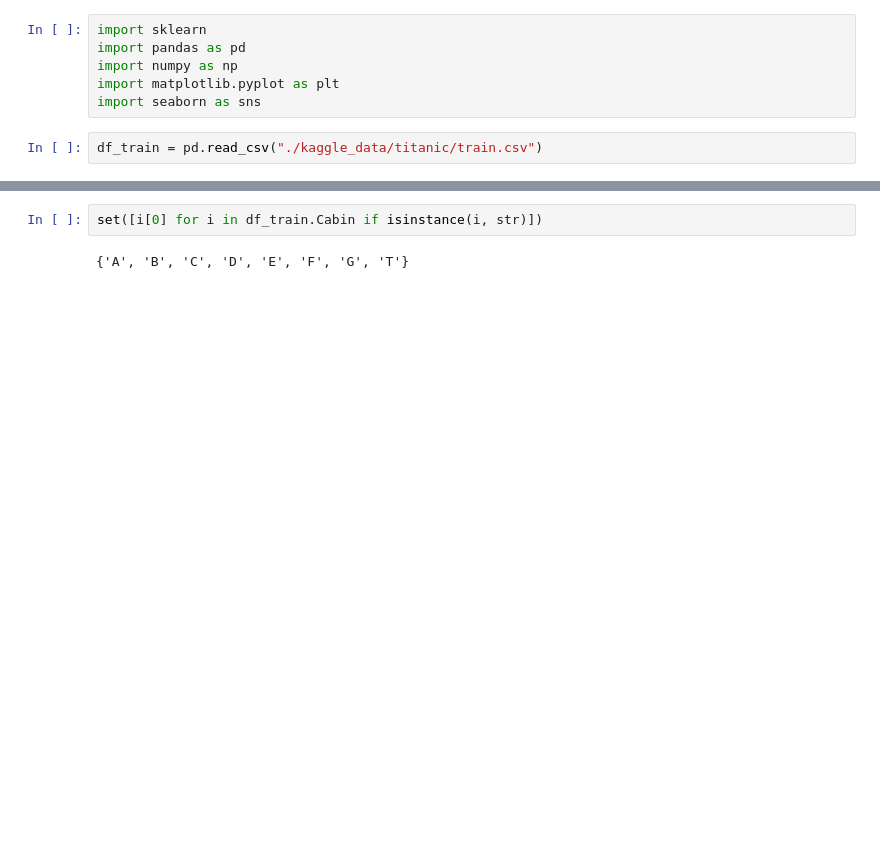
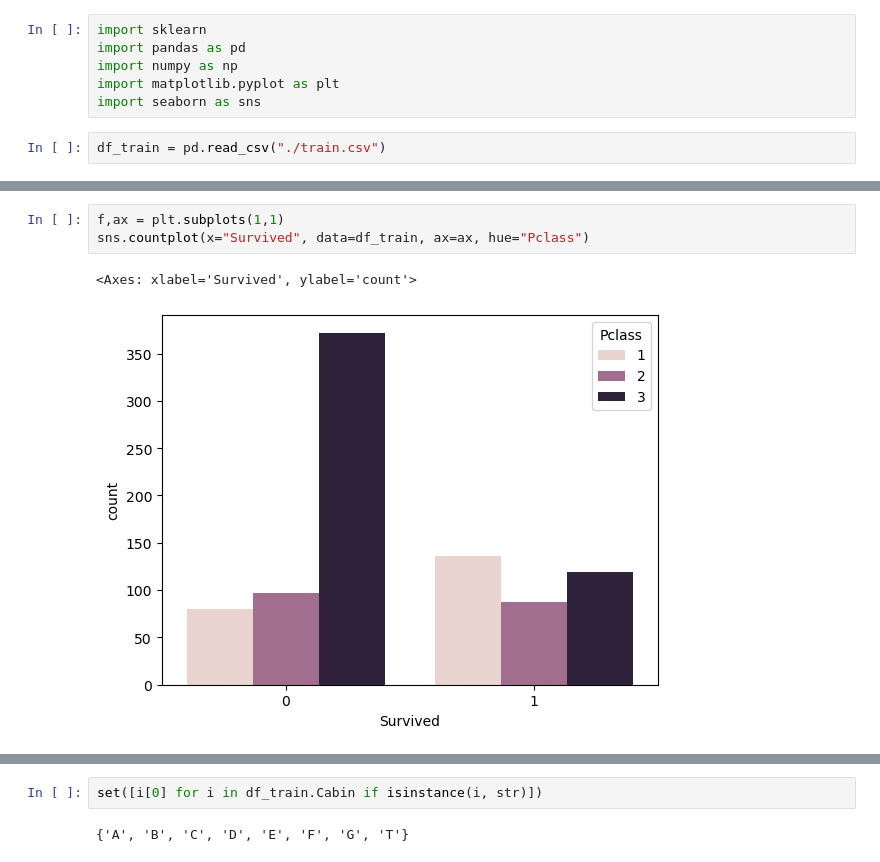
Before and after one commit to Delekof/Machine-Learning-Practice, a Jupyter notebook: titanic survival/kaggle_titanic.ipynb, the cells around one changed output, grey strips where cells are left out. Cells and saved outputs as stored; diff of their text form; blank space fills up the shorter version.

```diff
--- a/titanic survival/kaggle_titanic.ipynb
+++ b/titanic survival/kaggle_titanic.ipynb
@@ -5,5 +5,5 @@ import numpy as np
 import matplotlib.pyplot as plt
 import seaborn as sns
 # %%
-df_train = pd.read_csv("./kaggle_data/titanic/train.csv")
+df_train = pd.read_csv("./train.csv")
 # %%
@@ -40,0 +54,6 @@ X
+# %%
+f,ax = plt.subplots(1,1)
+sns.countplot(x="Survived", data=df_train, ax=ax, hue="Pclass")
+# %% [output]
+<Axes: xlabel='Survived', ylabel='count'>
+[figure, added]
```
Also changed, not shown: parts of 23 cells of this notebook, 1 other file.
